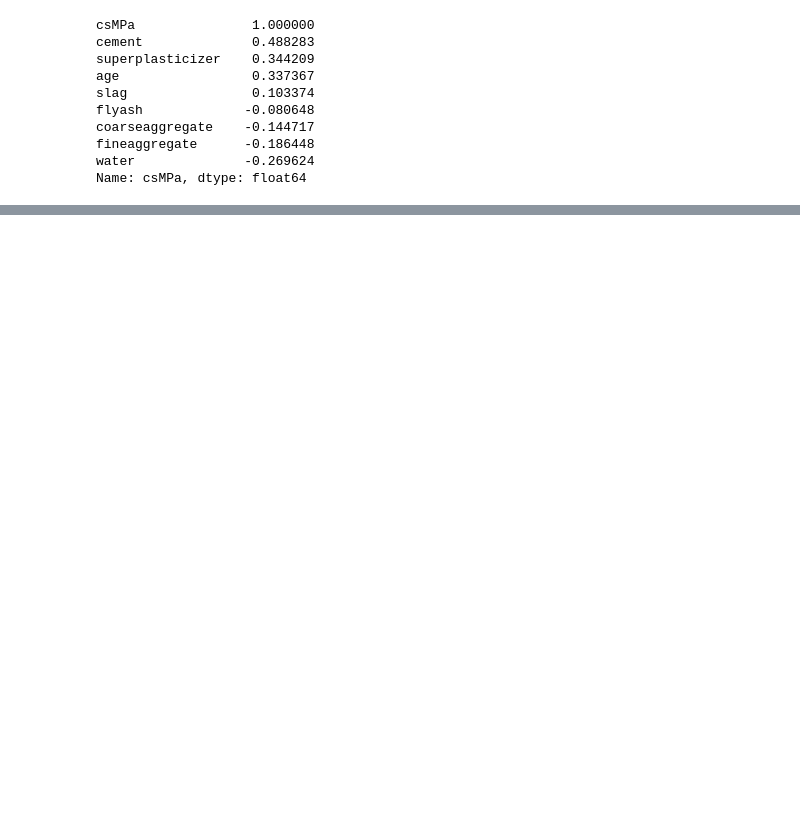
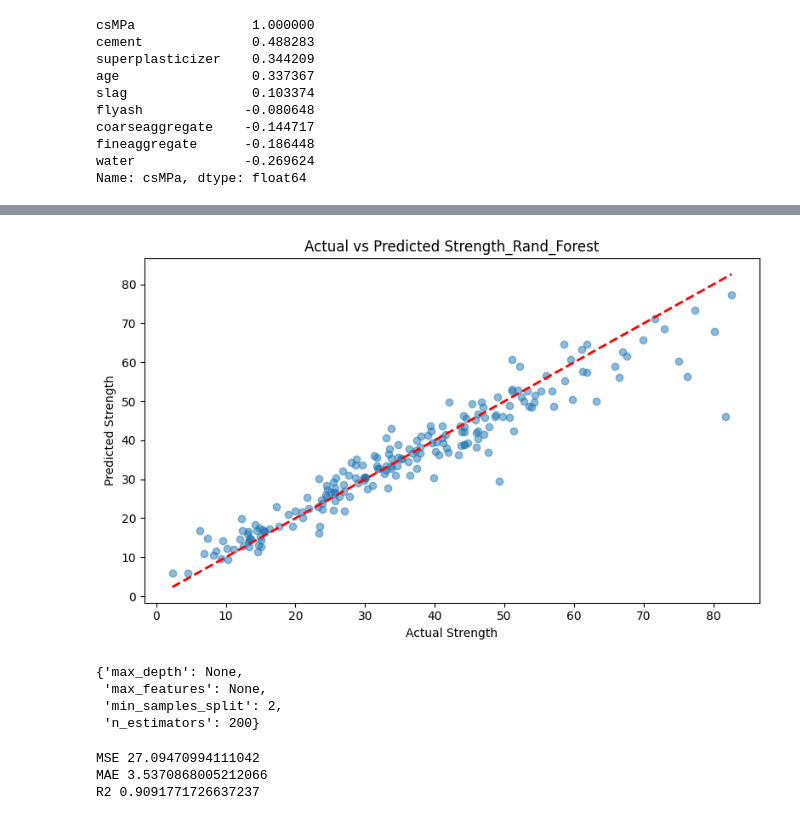
Before and after one commit to pm012/DataScience_sandbox, a Jupyter notebook: notebooks/module3/module_03_practice.ipynb, the cells around one changed output, grey strips where cells are left out. Drawn from its saved outputs; the diff is of its cells as text; code cells hidden in the pictures; blank space fills up the shorter version.

```diff
--- a/notebooks/module3/module_03_practice.ipynb
+++ b/notebooks/module3/module_03_practice.ipynb
@@ -121,0 +139,3 @@ y = df['csMPa']
+# %%
+rf_reg = RandomForestRegressor(random_state=42).fit(X_train, y_train) # Випадковий ліс (тренування даних)
+y_pred_rf = rf_reg.predict(X_test) #  Передбачення величини (побудова прогнозу)
@@ -121,0 +213,47 @@ y = df['csMPa']
+# %%
+plt.figure(figsize=(8, 5))
+plt.scatter(y_test, y_pred_rf, alpha=0.5)
+plt.plot([y_test.min(), y_test.max()], [y_test.min(), y_test.max()], 'r--', lw=2)
+plt.title('Actual vs Predicted Strength_Rand_Forest')
+plt.xlabel('Actual Strength')
+plt.ylabel('Predicted Strength')
+plt.tight_layout()
+plt.show()
+# %% [output]
+[figure, added]
+# %%
+# Параметри для моделі рендом форест
+# обов'язково в наборах (списках) повинні бути параметри за зазамовчуванням GridSearchCV -  у нашому випадку
+param_rf = {
+    'n_estimators': [50, 100, 200],
+    'max_features': ['sqrt', 'log2', None],
+    'max_depth': [None, 10, 20, 30],
+    'min_samples_split': [2, 5, 10]
+}
+
+rf_reg_gs = RandomForestRegressor(random_state=42)
+rf_search = GridSearchCV(estimator=rf_reg_gs, param_grid=param_rf, cv=3) # cv-3 -> крос валідація на 3 фолди (2 для тренування, 1 для перевірки і так по черзі); estimator - Random forest можель обрано для оптимізації
+rf_search.fit(X_train, y_train) # Процес навчання для кожного з параметрів зазначених у GridSearchCV, обираються параметри з найкращім результатом (оцінка точності за допомогою крос валідації)
+best_rf_params = rf_search.best_params_
+best_rf_params
+# %% [output]
+{'max_depth': None,
+ 'max_features': None,
+ 'min_samples_split': 2,
+ 'n_estimators': 200}
+# %%
+rf_optimal = RandomForestRegressor(**best_rf_params, random_state=42)
+rf_optimal.fit(X_train, y_train)
+y_pred_rf_optimal = rf_optimal.predict(X_test)
+
+rf_mse = mean_squared_error(y_test, y_pred_rf_optimal)
+rf_mae = mean_absolute_error(y_test, y_pred_rf_optimal)
+rf_r2 = r2_score(y_test, y_pred_rf_optimal)
+
+print("MSE", rf_mse) # чим менше, тим краще
+print("MAE", rf_mae) # чим менше, тим краще
+print("R2", rf_r2) # чим ближче до одиниці тим краще
+# %% [output]
+MSE 27.09470994111042
+MAE 3.5370868005212066
+R2 0.9091771726637237
```
Also changed, not shown: parts of 13 cells of this notebook.
